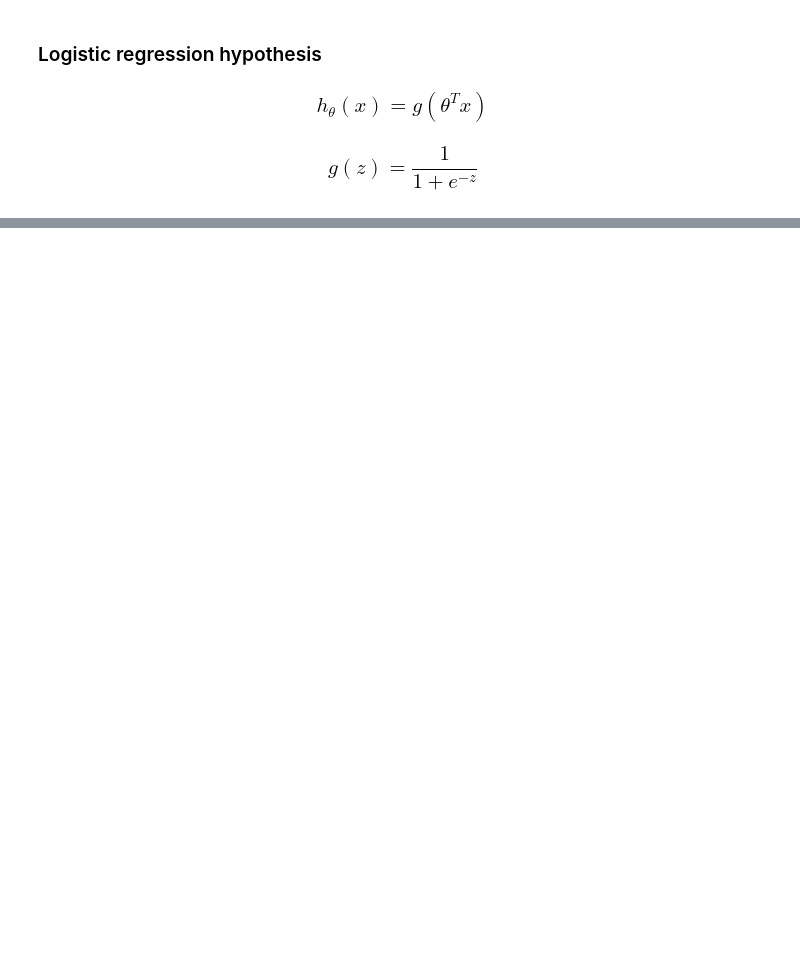
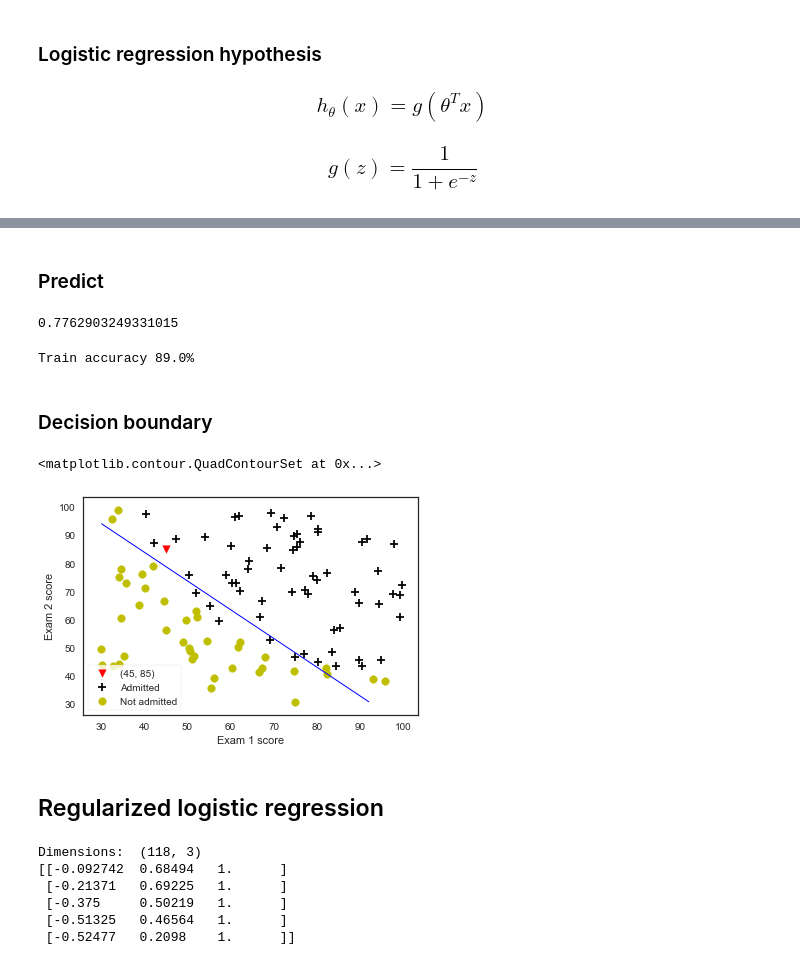
Before and after one commit to ogikei/machine-learning-coursera, a Jupyter notebook: notebooks/Programming Exercise 2 - Logistic Regression.ipynb, the cells around one changed output, grey strips where cells are left out. Saved outputs shown, nothing was run; the diff lists cells and outputs as text; code cells hidden in the pictures; blank space fills up the shorter version.

```diff
--- a/notebooks/Programming Exercise 2 - Logistic Regression.ipynb
+++ b/notebooks/Programming Exercise 2 - Logistic Regression.ipynb
@@ -86,0 +81,8 @@ def sigmoid(z):
+# %%
+def costFunction(theta, X, y):
+    m = y.size
+    h = sigmoid(X.dot(theta))
+    J = -1 * (1 / m) * (np.log(h).T.dot(y) + np.log(1 - h).T.dot(1 - y))
+    if np.isnan(J[0]):
+        return(np.inf)
+    return(J[0])
@@ -86,0 +95,12 @@ def sigmoid(z):
+# %%
+def gradient(theta, X, y):
+    m = y.size
+    h = sigmoid(X.dot(theta.reshape(-1, 1)))
+    grad = (1 / m) * X.T.dot(h - y)
+    return(grad.flatten())
+# %%
+initial_theta = np.zeros(X.shape[1])
+cost = costFunction(initial_theta, X, y)
+grad = gradient(initial_theta, X, y)
+print('Cost:\n', cost)
+print('Grad\n', grad)
@@ -86,0 +114,3 @@ def sigmoid(z):
+# %%
+res = minimize(costFunction, initial_theta, args = (X, y), method = None, jac = gradient, options = {'maxiter': 400})
+res
@@ -86,0 +130,2 @@ def sigmoid(z):
+# %% [markdown]
+### Predict
@@ -86,0 +136,38 @@ def sigmoid(z):
+# %%
+# Student with Exam 1 score 45 and Exam 2 score 85
+# Predict using the optimized Theta values from above (res.x)
+sigmoid(np.array([1, 45, 85]).dot(res.x.T))
+# %% [output]
+0.7762903249331015
+# %%
+p = predict(res.x, X)
+print('Train accuracy {}%'.format(100 * sum(p == y.ravel()) / p.size))
+# %% [output]
+Train accuracy 89.0%
+# %% [markdown]
+### Decision boundary
+# %%
+plt.scatter(45, 85, s = 60, c = 'r', marker = 'v', label = '(45, 85)')
+plotData(data, 'Exam 1 score', 'Exam 2 score', 'Admitted', 'Not admitted')
+x1_min, x1_max = X[:, 1].min(), X[:, 1].max()
+x2_min, x2_max = X[:, 2].min(), X[:, 2].max()
+xx1, xx2 = np.meshgrid(np.linspace(x1_min, x2_max), np.linspace(x2_min, x2_max))
+h = sigmoid(np.c_[np.ones((xx1.ravel().shape[0], 1)), xx1.ravel(), xx2.ravel()].dot(res.x))
+h = h.reshape(xx1.shape)
+plt.contour(xx1, xx2, h, [0.5], linewidths = 1, colors = 'b')
+# %% [output]
+<matplotlib.contour.QuadContourSet at 0x...>
+[figure, added]
+# %% [markdown]
+## Regularized logistic regression
+# %%
+cwd = os.getcwd()
+path = cwd + '/notebooks/data/ex2data2.txt'
+data2 = loadData(path, ',')
+# %% [output]
+Dimensions:  (118, 3)
+[[-0.092742  0.68494   1.      ]
+ [-0.21371   0.69225   1.      ]
+ [-0.375     0.50219   1.      ]
+ [-0.51325   0.46564   1.      ]
+ [-0.52477   0.2098    1.      ]]
```
Also changed, not shown: parts of 20 cells of this notebook.
